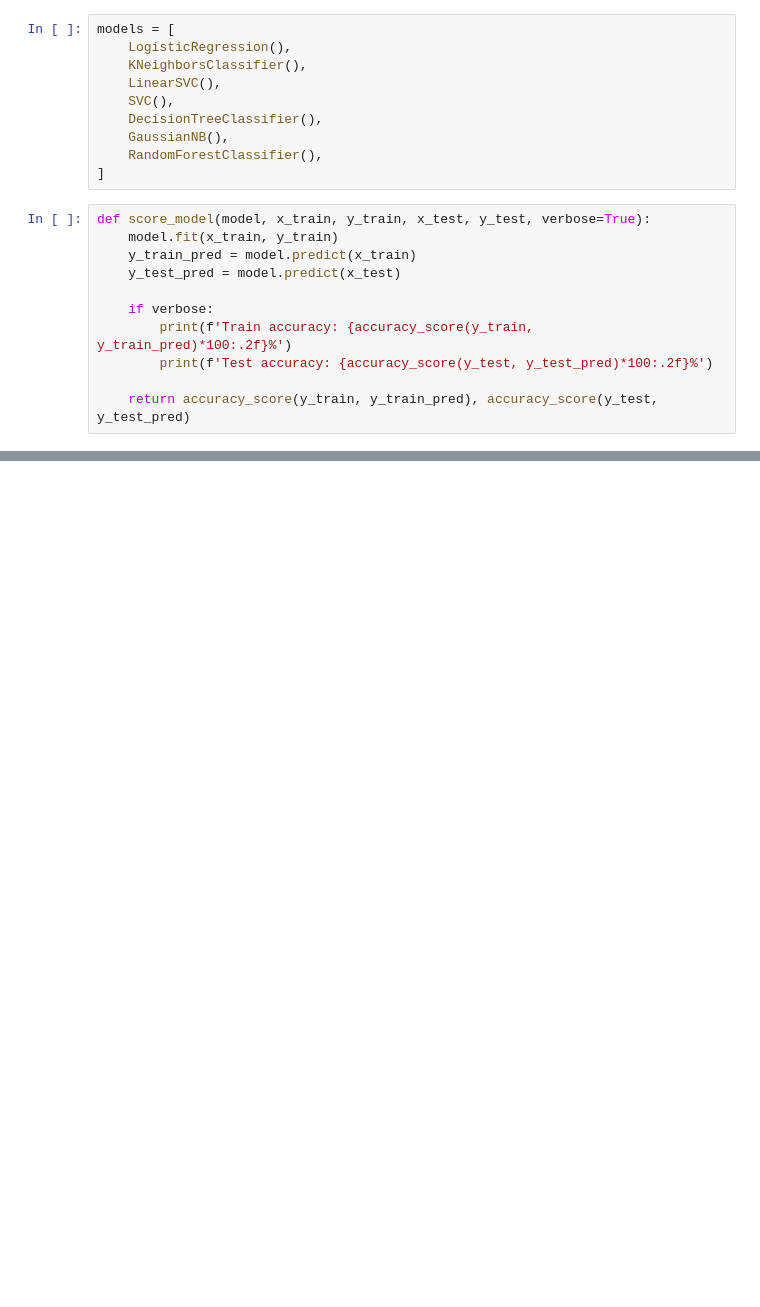
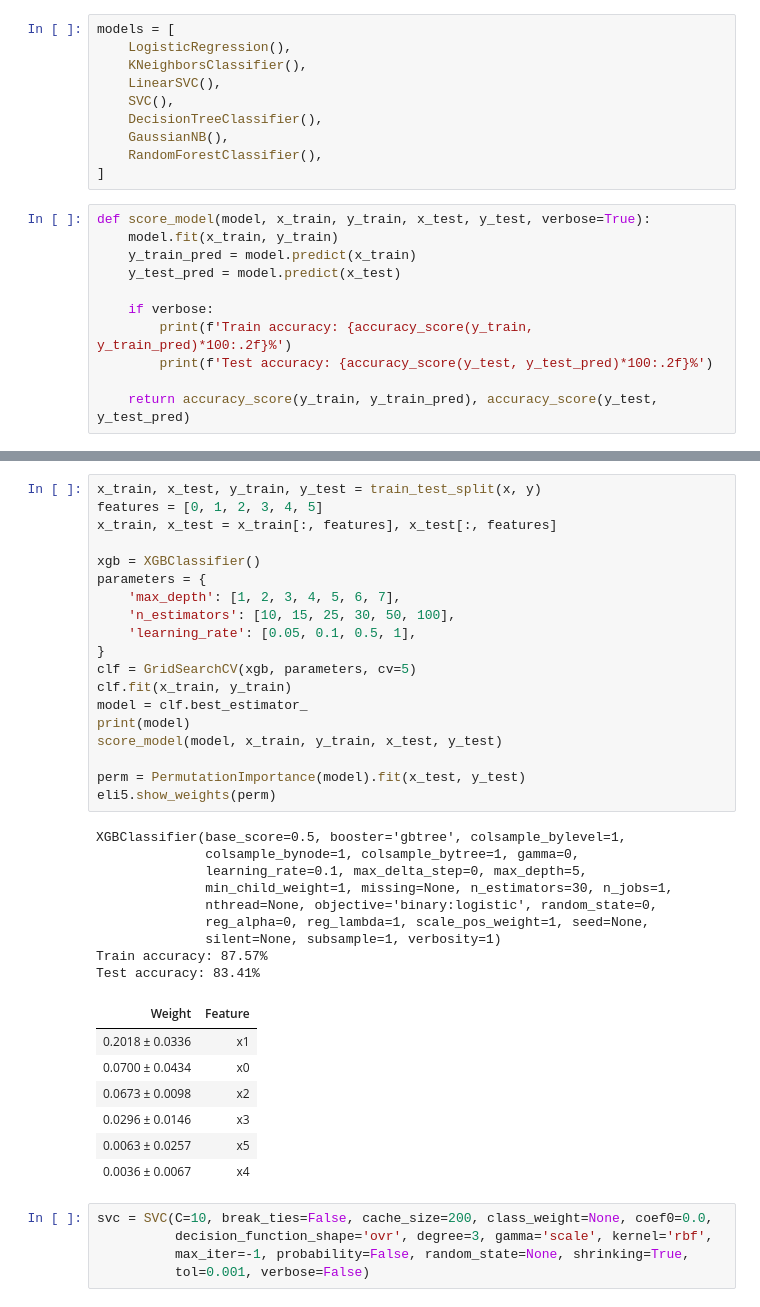
Before and after one commit to mzignis/titanic, a Jupyter notebook: models.ipynb, the cells around one changed output, grey strips where cells are left out. Saved outputs shown, nothing was run; the diff lists cells and outputs as text; blank space fills up the shorter version.

```diff
--- a/models.ipynb
+++ b/models.ipynb
@@ -370,0 +385,41 @@ result_data.to_csv(os.path.join(data_dir, 'result.csv'))
+# %%
+x_train, x_test, y_train, y_test = train_test_split(x, y)
+features = [0, 1, 2, 3, 4, 5]
+x_train, x_test = x_train[:, features], x_test[:, features]
+
+xgb = XGBClassifier()
+parameters = {
+    'max_depth': [1, 2, 3, 4, 5, 6, 7],
+    'n_estimators': [10, 15, 25, 30, 50, 100],
+    'learning_rate': [0.05, 0.1, 0.5, 1],
+}
+clf = GridSearchCV(xgb, parameters, cv=5)
+clf.fit(x_train, y_train)
+model = clf.best_estimator_
+print(model)
+score_model(model, x_train, y_train, x_test, y_test)
+
+perm = PermutationImportance(model).fit(x_test, y_test)
+eli5.show_weights(perm)
+# %% [output]
+XGBClassifier(base_score=0.5, booster='gbtree', colsample_bylevel=1,
+              colsample_bynode=1, colsample_bytree=1, gamma=0,
+              learning_rate=0.1, max_delta_step=0, max_depth=5,
+              min_child_weight=1, missing=None, n_estimators=30, n_jobs=1,
+              nthread=None, objective='binary:logistic', random_state=0,
+              reg_alpha=0, reg_lambda=1, scale_pos_weight=1, seed=None,
+              silent=None, subsample=1, verbosity=1)
+Train accuracy: 87.57%
+Test accuracy: 83.41%
+| Weight | Feature |
+| 0.2018 ± 0.0336 | x1 |
+| 0.0700 ± 0.0434 | x0 |
+| 0.0673 ± 0.0098 | x2 |
+| 0.0296 ± 0.0146 | x3 |
+| 0.0063 ± 0.0257 | x5 |
+| 0.0036 ± 0.0067 | x4 |
+# %%
+svc = SVC(C=10, break_ties=False, cache_size=200, class_weight=None, coef0=0.0,
+          decision_function_shape='ovr', degree=3, gamma='scale', kernel='rbf',
+          max_iter=-1, probability=False, random_state=None, shrinking=True,
+          tol=0.001, verbose=False)
```
Also changed, not shown: parts of 25 cells of this notebook.
